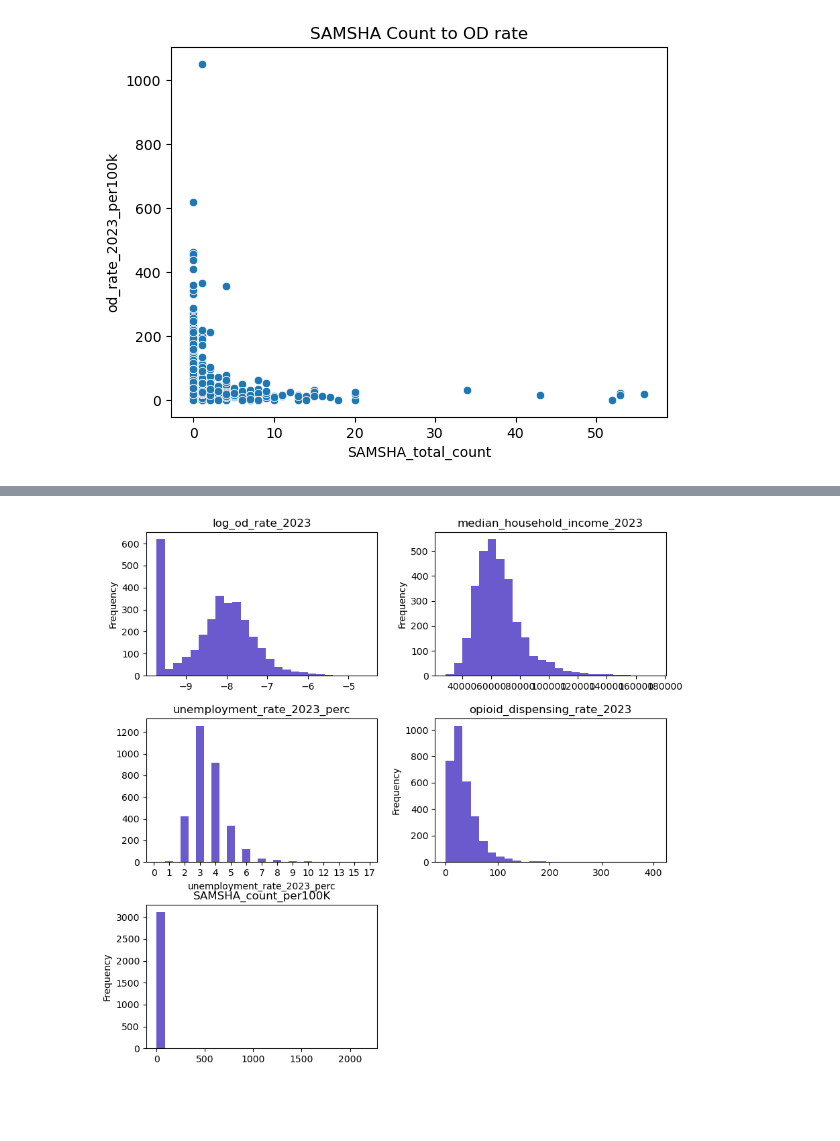
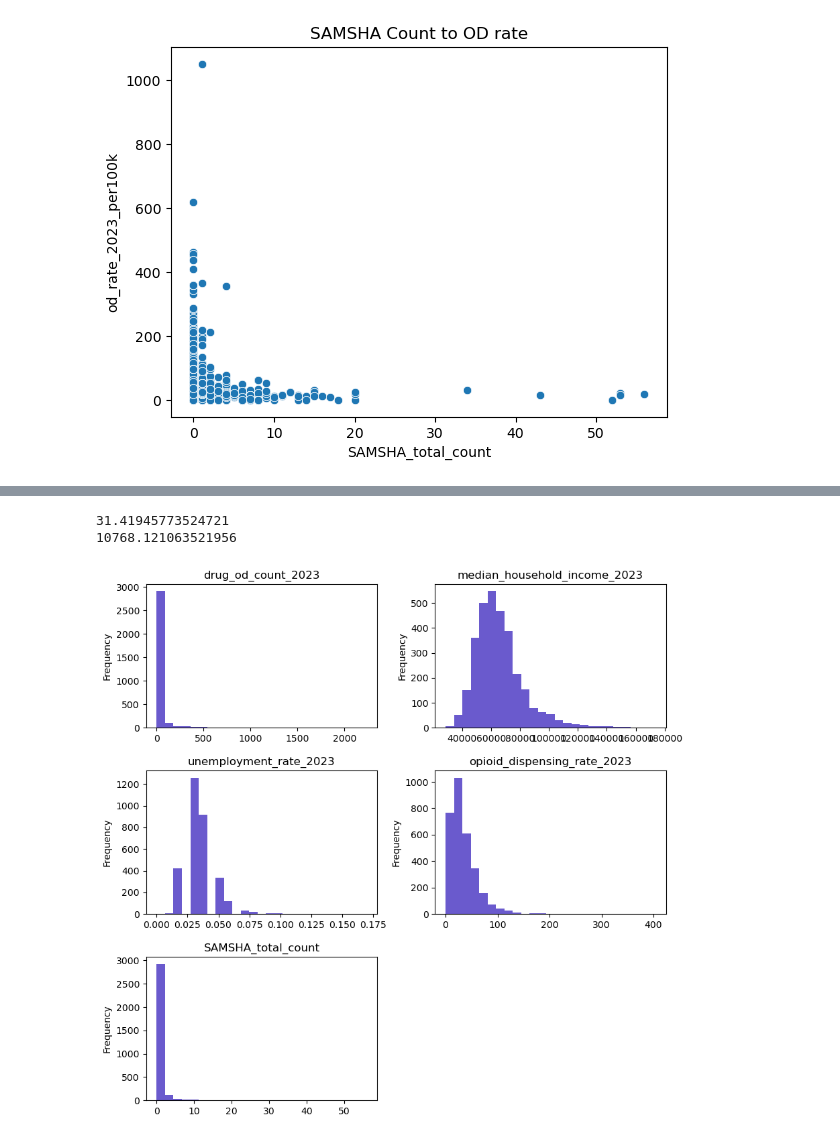
Before and after one commit to rsm-amarkova/Opioid_SAMSHA, a Jupyter notebook: project_analysis.ipynb, the cells around one changed output, grey strips where cells are left out. Saved outputs shown, nothing was run; the diff lists cells and outputs as text; code cells hidden in the pictures; blank space fills up the shorter version.

```diff
--- a/project_analysis.ipynb
+++ b/project_analysis.ipynb
@@ -182,2 +132,0 @@ plt.show()
-# %%
-county_df["log_od_rate_2023"] = np.log(county_df["od_rate_2023"] + (0.000120322464204067)/2)
@@ -190,10 +133,18 @@ Text(0.5, 1.0, 'Log OD Transformation Distribution (2023)')
+# %%
+drug_od_mean_23 = (county_df['drug_od_count_2023']).mean()
+drug_od_var_23 = (county_df['drug_od_count_2023']).var()
+print(drug_od_mean_23)
+print(drug_od_var_23)
+# %% [output]
+31.41945773524721
+10768.121063521956
 # %%
 reg = rsm.model.regress(
-    {"county_ods": county_df}, rvar="log_od_rate_2023", evar=["median_household_income_2023", "unemployment_rate_2023_perc", "opioid_dispensing_rate_2023", "SAMSHA_count_per100K"]
+    {"county_ods": county_df}, rvar="drug_od_count_2023", evar=["median_household_income_2023", "unemployment_rate_2023", "opioid_dispensing_rate_2023", "SAMSHA_total_count"]
 )
 reg.plot("dist")
 # %% [output]
-[figure, old version]
+[figure, new version]
 # %%
 reg.summary(vif=True)
 # %% [output]
```
Also changed, not shown: parts of 23 cells of this notebook.
